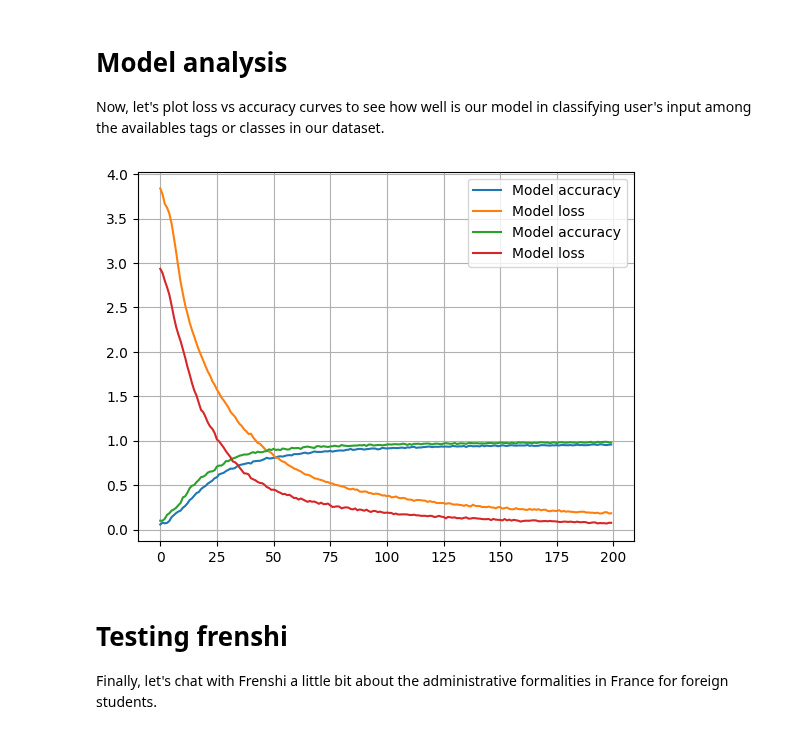
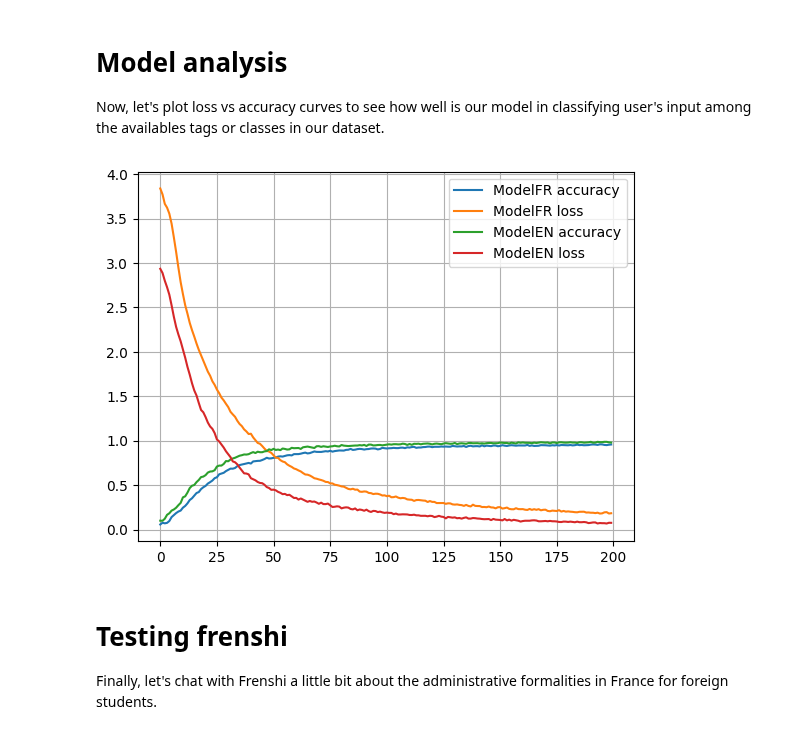
Before and after one commit to NaimaZouidi/Frenshi-chatbot, a Jupyter notebook: Frenshi_chatbot.ipynb, the cells around one changed output. Cells and saved outputs as stored; diff of their text form; code cells hidden in the pictures.

Commit message:
Update plot legends

```diff
--- a/Frenshi_chatbot.ipynb
+++ b/Frenshi_chatbot.ipynb
@@ -843,14 +843,14 @@ Epoch 200/200
 # Model analysis
 Now, let's plot loss vs accuracy curves to see how well is our model in classifying user's input among the availables tags or classes in our dataset.
 # %%
-plt.plot(historyFR.history['accuracy'], label = "Model accuracy")
-plt.plot(historyFR.history['loss'], label = "Model loss")
-plt.plot(historyEN.history['accuracy'], label = "Model accuracy")
-plt.plot(historyEN.history['loss'], label = "Model loss")
+plt.plot(historyFR.history['accuracy'], label = "ModelFR accuracy")
+plt.plot(historyFR.history['loss'], label = "ModelFR loss")
+plt.plot(historyEN.history['accuracy'], label = "ModelEN accuracy")
+plt.plot(historyEN.history['loss'], label = "ModelEN loss")
 plt.legend()
 plt.grid()
 # %% [output]
-[figure, old version]
+[figure, new version]
 # %% [markdown]
 # Testing frenshi
 Finally, let's chat with Frenshi a little bit about the administrative formalities in France for foreign students.
```
